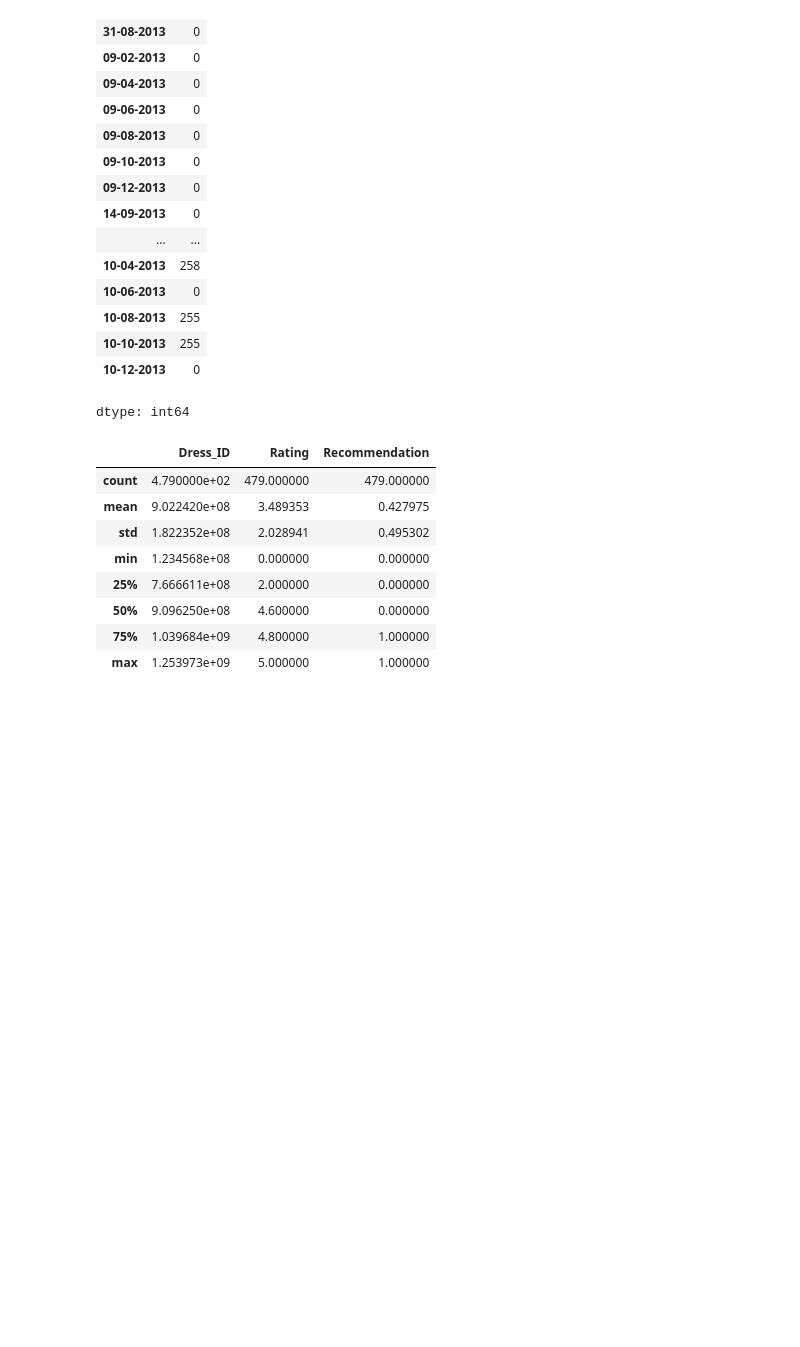
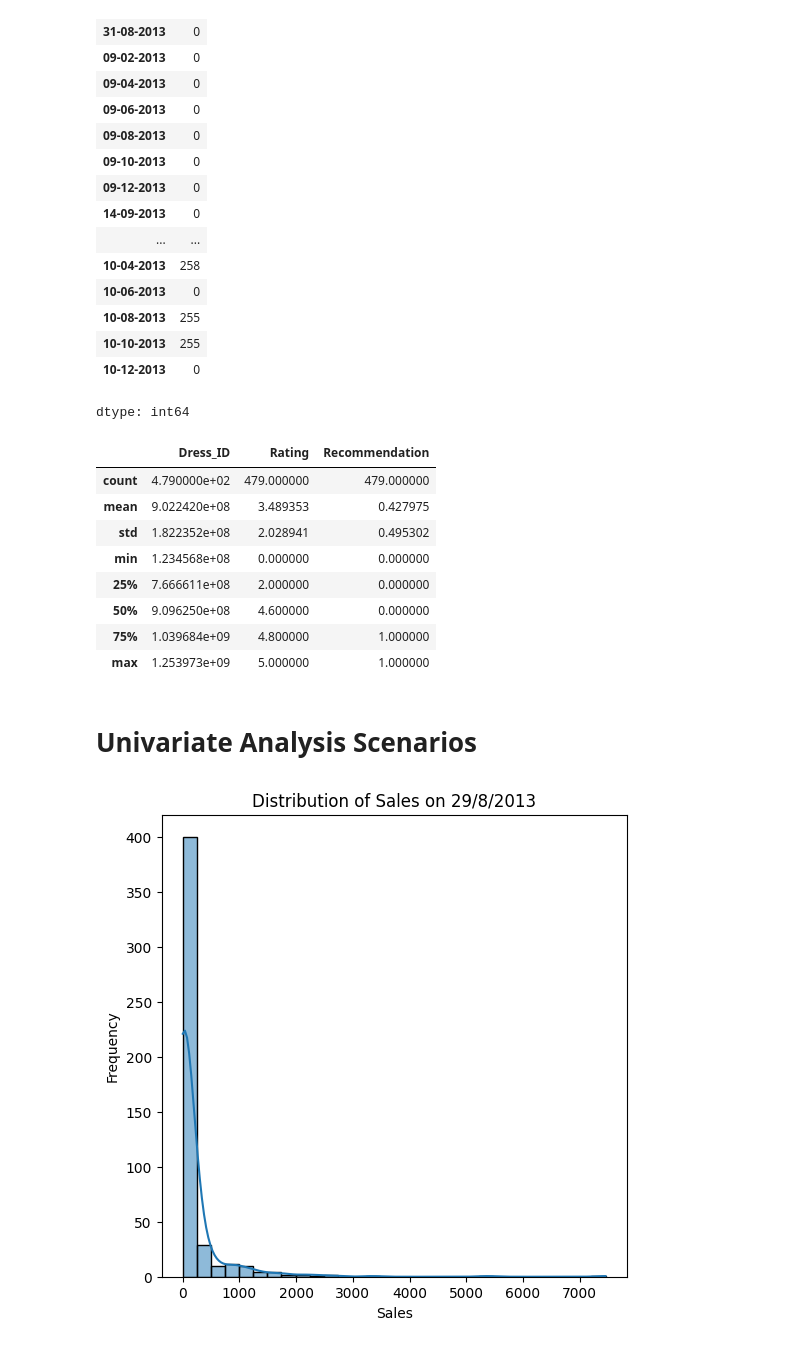
Before and after one commit to InsightByHarshit/Sales, a Jupyter notebook: Dress.ipynb, the cells around one changed output. Drawn from its saved outputs; the diff is of its cells as text; code cells hidden in the pictures; blank space fills up the shorter version.

```diff
--- a/Dress.ipynb
+++ b/Dress.ipynb
@@ -130,3 +130,15 @@ attribute_data.describe()
 # %%
 # Summary statistics for numerical columns
 sales_describe = sales_data.describe()
+# %% [markdown]
+# **Univariate Analysis Scenarios**
+# %%
+# 1. Distribution of sales in a specific month
+plt.figure(figsize=(6, 6))
+sns.histplot(sales_data['29-08-2013'], kde=True, bins=30)
+plt.title('Distribution of Sales on 29/8/2013')
+plt.xlabel('Sales')
+plt.ylabel('Frequency')
+plt.show()
+# %% [output]
+[figure, added]
```
